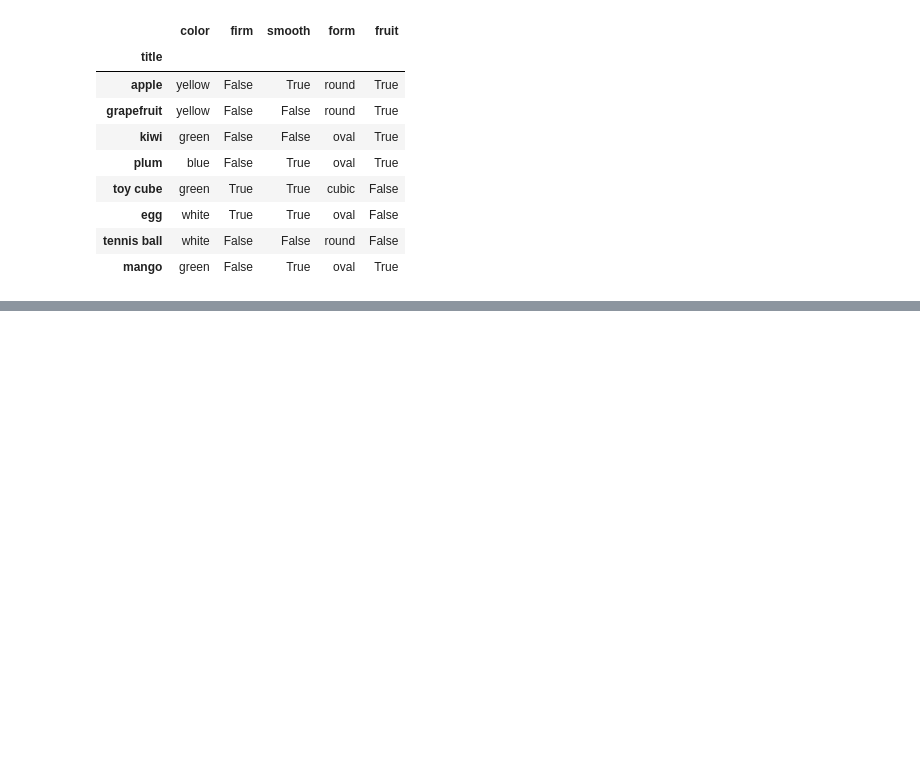
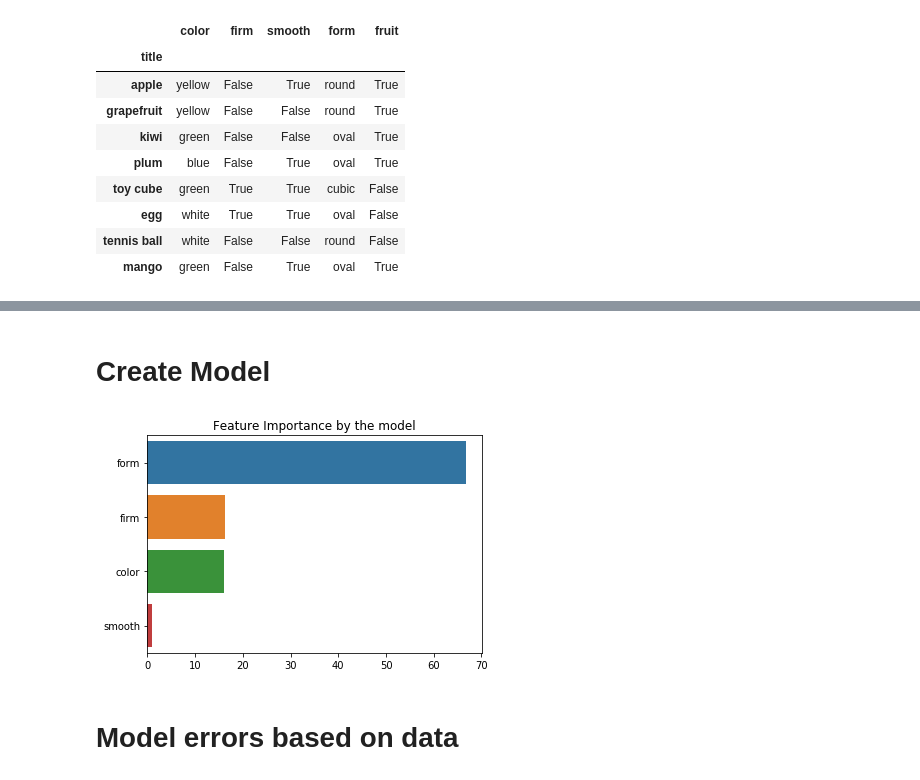
Before and after one commit to EgorDudyrev/FCA_BB_interpret, a Jupyter notebook: notebooks/2020.01.16-Mango_ds_interpret.ipynb, the cells around one changed output, grey strips where cells are left out. Drawn from its saved outputs; the diff is of its cells as text; code cells hidden in the pictures; blank space fills up the shorter version.

Commit message:
Try Single Feature importance on MangoDS

```diff
--- a/notebooks/2020.01.16-Mango_ds_interpret.ipynb
+++ b/notebooks/2020.01.16-Mango_ds_interpret.ipynb
@@ -56,5 +58,8 @@ for f in mango_ds.columns:
 # %%
 import fca_interp as fcai
+# %%
+X = mango_bin_ds.drop('fruit',1)
+y = mango_bin_ds['fruit']
 # %%
 fcai = reload(fcai)
 # %%
@@ -74,0 +85,2 @@ fig.show()
+# %% [markdown]
+# Create Model
@@ -74,0 +89,26 @@ fig.show()
+# %%
+X = mango_ds.drop(y.name,1)
+y = y.astype(float)
+cat_feats = mango_ds.drop(y.name,1).dtypes
+cat_feats = list(cat_feats[cat_feats==np.dtype('O')].index)
+for f in [f for f in X.columns if f not in cat_feats]:
+    X[f] = X[f].astype(float)
+pool = Pool(X, y, cat_features=cat_feats)
+# %%
+cb = CatBoostClassifier()
+cb.fit(pool,verbose=False, plot=False)
+
+base_preds_proba = pd.Series(cb.predict_proba(X)[:,1], index=X.index)
+base_preds_bin = pd.Series(cb.predict(X), index=X.index)
+
+error_proba = y-base_preds_proba
+error_bin = y-base_preds_bin
+# %%
+s = pd.Series(cb.feature_importances_, index=cb.feature_names_).sort_values(ascending=False)
+sns.barplot(x=s.values, y=s.index)
+plt.title('Feature Importance by the model')
+plt.show()
+# %% [output]
+[figure, added]
+# %% [markdown]
+# Model errors based on data
```
Also changed, not shown: parts of 30 cells of this notebook, 1 other file.
